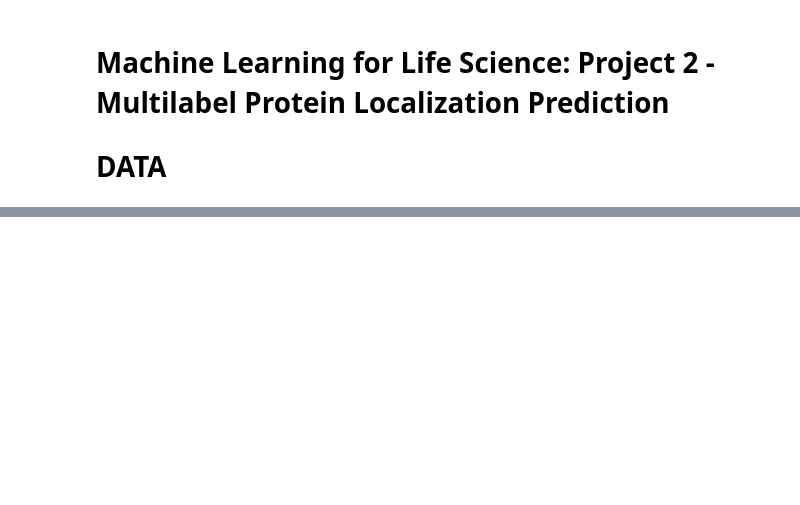
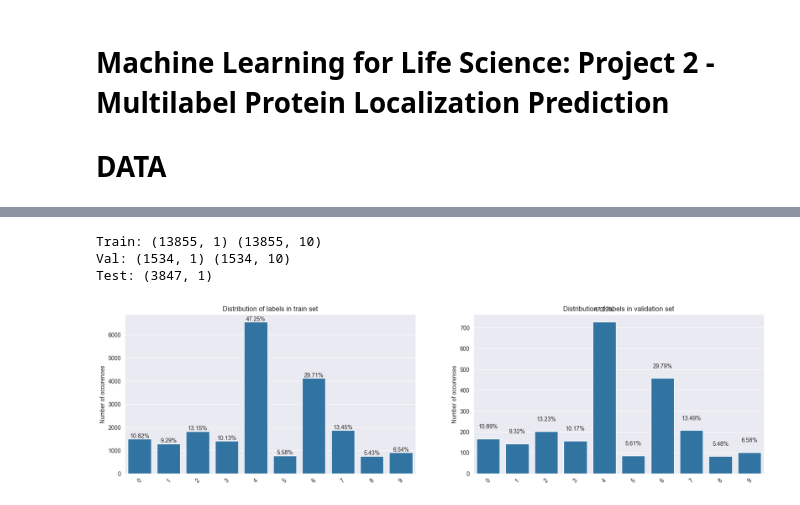
Before and after one commit to robsyc/ProteinLocalizer, a Jupyter notebook: notebook_project2.ipynb, the cells around one changed output, grey strips where cells are left out. Saved outputs shown, nothing was run; the diff lists cells and outputs as text; code cells hidden in the pictures; blank space fills up the shorter version.

```diff
--- a/notebook_project2.ipynb
+++ b/notebook_project2.ipynb
@@ -440,0 +80,40 @@ submission.head()
+# %%
+# multi-label stratified split of the dataset into train and validation sets
+from skmultilearn.model_selection import iterative_train_test_split
+
+X = df['Image']
+y = df.drop(columns=['Image'])
+
+X_train, y_train, X_val, y_val = iterative_train_test_split(X.values.reshape(-1, 1), y.values, test_size=0.1)
+X_test = pd.read_csv(test_submission)['Image'].values.reshape(-1, 1)
+
+print('Train:', X_train.shape, y_train.shape)
+print('Val:', X_val.shape, y_val.shape)
+print('Test:', X_test.shape)
+# %% [output]
+Train: (13855, 1) (13855, 10)
+Val: (1534, 1) (1534, 10)
+Test: (3847, 1)
+# %%
+# plot distribution of labels in train and validation sets
+plt.figure(figsize=(20, 5))
+plt.subplot(1, 2, 1)
+ax = sns.barplot(x=range(10), y=y_train.sum(axis=0))
+plt.title("Distribution of labels in train set")
+plt.ylabel("Number of occurences")
+plt.xlabel("")
+plt.xticks(rotation=45)
+for i, v in enumerate(y_train.sum(axis=0)):
+    ax.text(i, v + 50, str(np.round(100 * v / y_train.shape[0], 2)) + '%', ha="center")
+
+plt.subplot(1, 2, 2)
+ax = sns.barplot(x=range(10), y=y_val.sum(axis=0))
+plt.title("Distribution of labels in validation set")
+plt.ylabel("Number of occurences")
+plt.xlabel("")
+plt.xticks(rotation=45)
+for i, v in enumerate(y_val.sum(axis=0)):
+    ax.text(i, v + 50, str(np.round(100 * v / y_val.shape[0], 2)) + '%', ha="center")
+plt.show()
+# %% [output]
+[figure, added]
```
Also changed, not shown: parts of 36 cells of this notebook, 1 other file.
